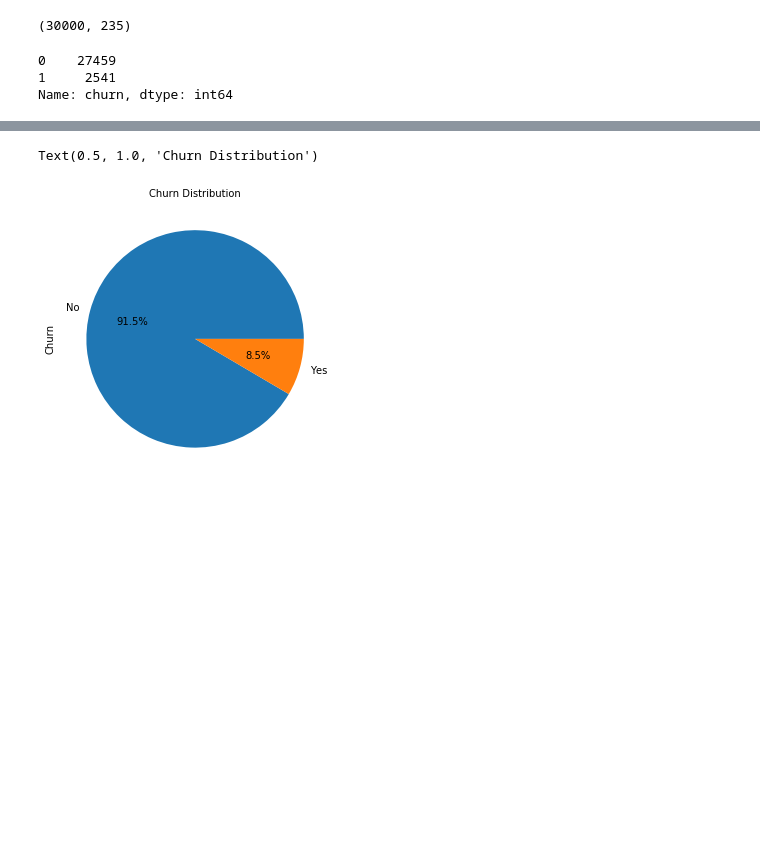
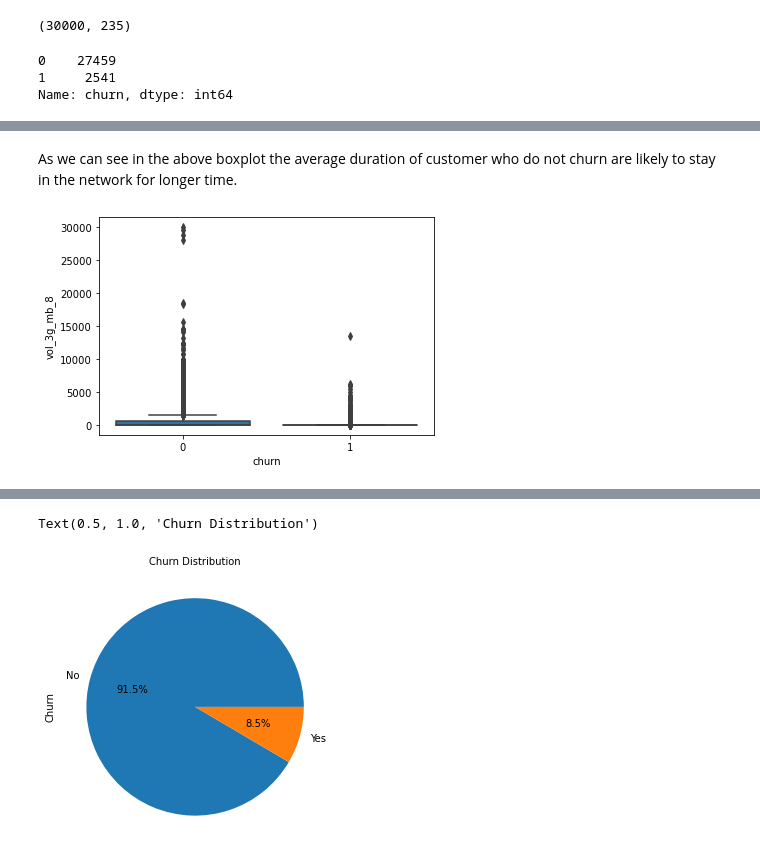
Before and after one commit to raghaven97/Telecom-Churn, a Jupyter notebook: churnCaseStudyVishalKhialani.ipynb, the cells around one changed output, grey strips where cells are left out. Saved outputs shown, nothing was run; the diff lists cells and outputs as text; code cells hidden in the pictures; blank space fills up the shorter version.

```diff
--- a/churnCaseStudyVishalKhialani.ipynb
+++ b/churnCaseStudyVishalKhialani.ipynb
@@ -329,0 +364,8 @@ Name: churn, dtype: int64
+# %% [markdown]
+As we can see in the above boxplot the average duration of customer who do not churn are likely to stay in the network for longer time.
+# %%
+# churn vs data usage in August
+sns.boxplot(x=churn_data_hvc.churn,y=churn_data_hvc.vol_3g_mb_8)
+plt.show()
+# %% [output]
+[figure, added]
```
Also changed, not shown: parts of 35 cells of this notebook.
